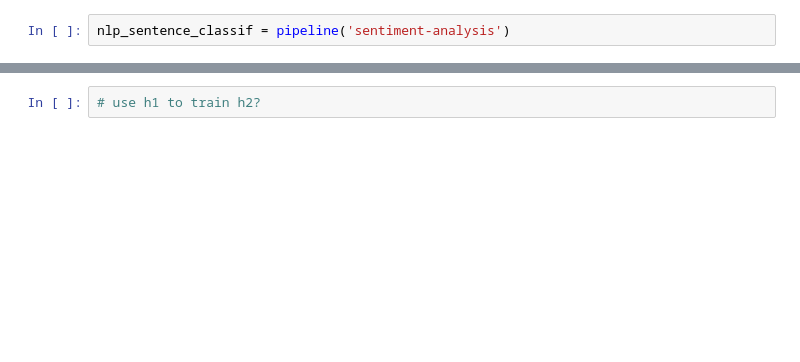
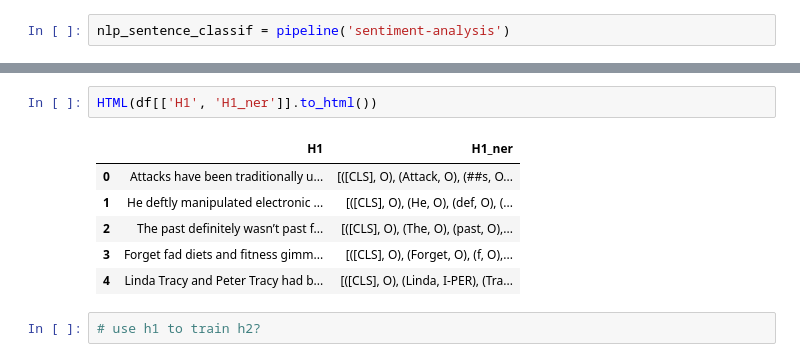
Before and after one commit to mansaluke/newsai, a Jupyter notebook: notebooks/nlp_advanced.ipynb, the cells around one changed output, grey strips where cells are left out. Drawn from its saved outputs; the diff is of its cells as text; blank space fills up the shorter version.

```diff
--- a/notebooks/nlp_advanced.ipynb
+++ b/notebooks/nlp_advanced.ipynb
@@ -109,2 +132,11 @@ display(HTML(df[['H1', 'H1_summary', 'H1_sentiment']].head(10).to_html()))
+# %%
+HTML(df[['H1', 'H1_ner']].to_html())
+# %% [output]
+|  | H1 | H1_ner |
+| 0 | Attacks have been traditionally u... | [([CLS], O), (Attack, O), (##s, O... |
+| 1 | He deftly manipulated electronic ... | [([CLS], O), (He, O), (def, O), (... |
+| 2 | The past definitely wasn’t past f... | [([CLS], O), (The, O), (past, O),... |
+| 3 | Forget fad diets and fitness gimm... | [([CLS], O), (Forget, O), (f, O),... |
+| 4 | Linda Tracy and Peter Tracy had b... | [([CLS], O), (Linda, I-PER), (Tra... |
 # %%
 # use h1 to train h2?
```
Also changed, not shown: parts of 10 cells of this notebook, 2 other files.
